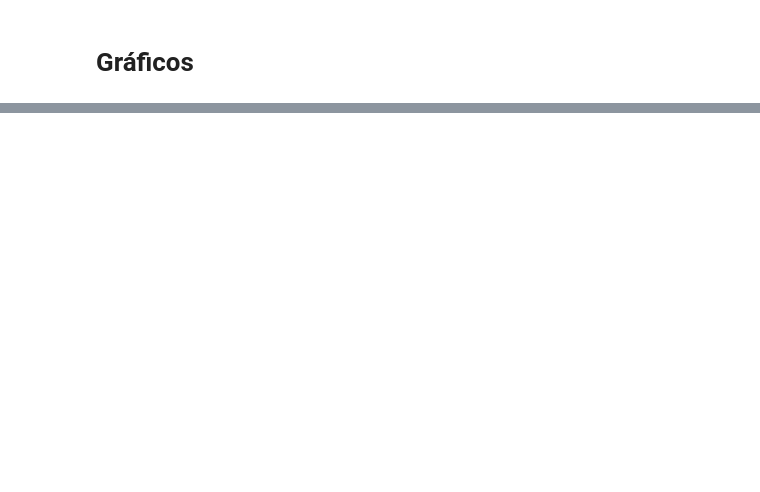
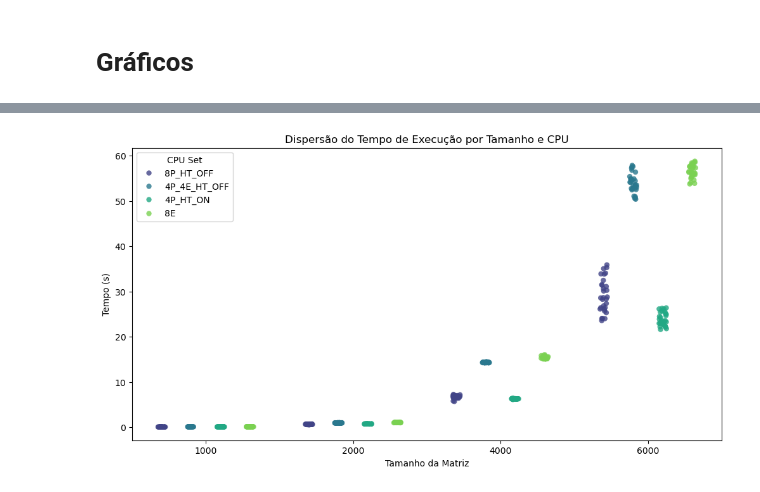
Before and after one commit to jlggross/TF-cmp223, a Jupyter notebook: 03-Final/03.1-Implementacao-Multiprocessing.ipynb, the cells around one changed output, grey strips where cells are left out. Cells and saved outputs as stored; diff of their text form; code cells hidden in the pictures; blank space fills up the shorter version.

```diff
--- a/03-Final/03.1-Implementacao-Multiprocessing.ipynb
+++ b/03-Final/03.1-Implementacao-Multiprocessing.ipynb
@@ -501,0 +573,34 @@ plt.show()
+# %%
+import seaborn as sns
+import matplotlib.pyplot as plt
+
+df = pd.read_csv('exp01-multiprocessing/result_exp_multiprocessing_20251124_133408.csv') # Com Turbo Bost
+df['Dataset'] = 'TB-ON'
+
+# Converter para string é importante para o agrupamento categórico funcionar bem
+df['Matrix_Size'] = df['Matrix_Size'].astype(str)
+order_matrix = sorted(df['Matrix_Size'].unique(), key=lambda x: int(x))
+
+plt.figure(figsize=(12, 6))
+
+sns.stripplot(
+    data=df,
+    x='Matrix_Size',
+    y='Time_sec',
+    hue='CPU_Set_Name',
+    order=order_matrix,  # Garante a ordem 1000 -> 4000
+    dodge=True,          # <--- ISSO É FUNDAMENTAL: Separa as cores lado a lado
+    jitter=True,         # Espalha levemente os pontos para não ficarem amontoados
+    palette='viridis',
+    size=6,              # Tamanho dos pontos
+    alpha=0.8            # Transparência para ver sobreposições
+)
+
+plt.title('Dispersão do Tempo de Execução por Tamanho e CPU')
+plt.ylabel('Tempo (s)')
+plt.xlabel('Tamanho da Matriz')
+plt.legend(title='CPU Set')
+
+plt.show()
+# %% [output]
+[figure, added]
```
Also changed, not shown: parts of 6 cells of this notebook, 4 other files.
